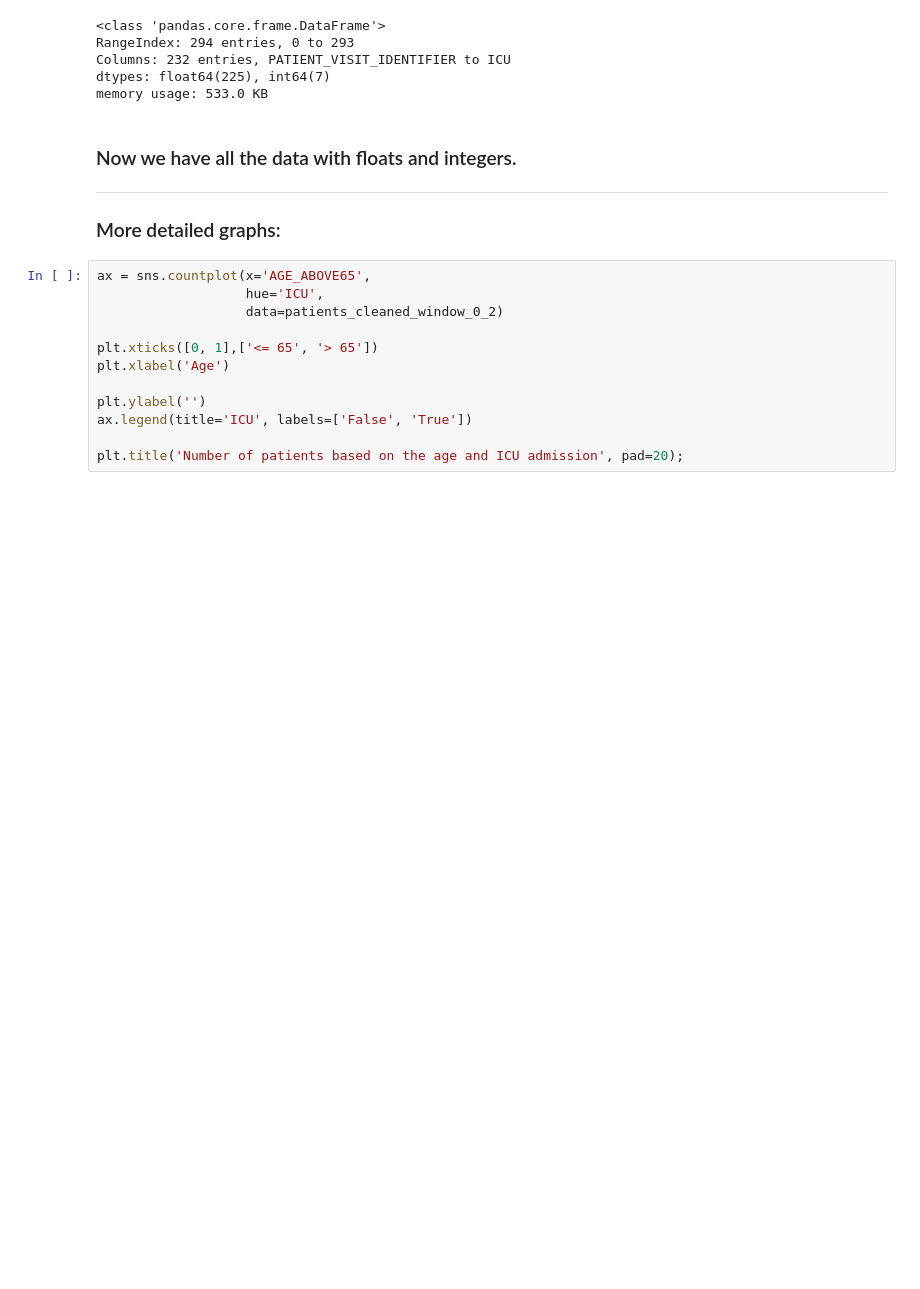
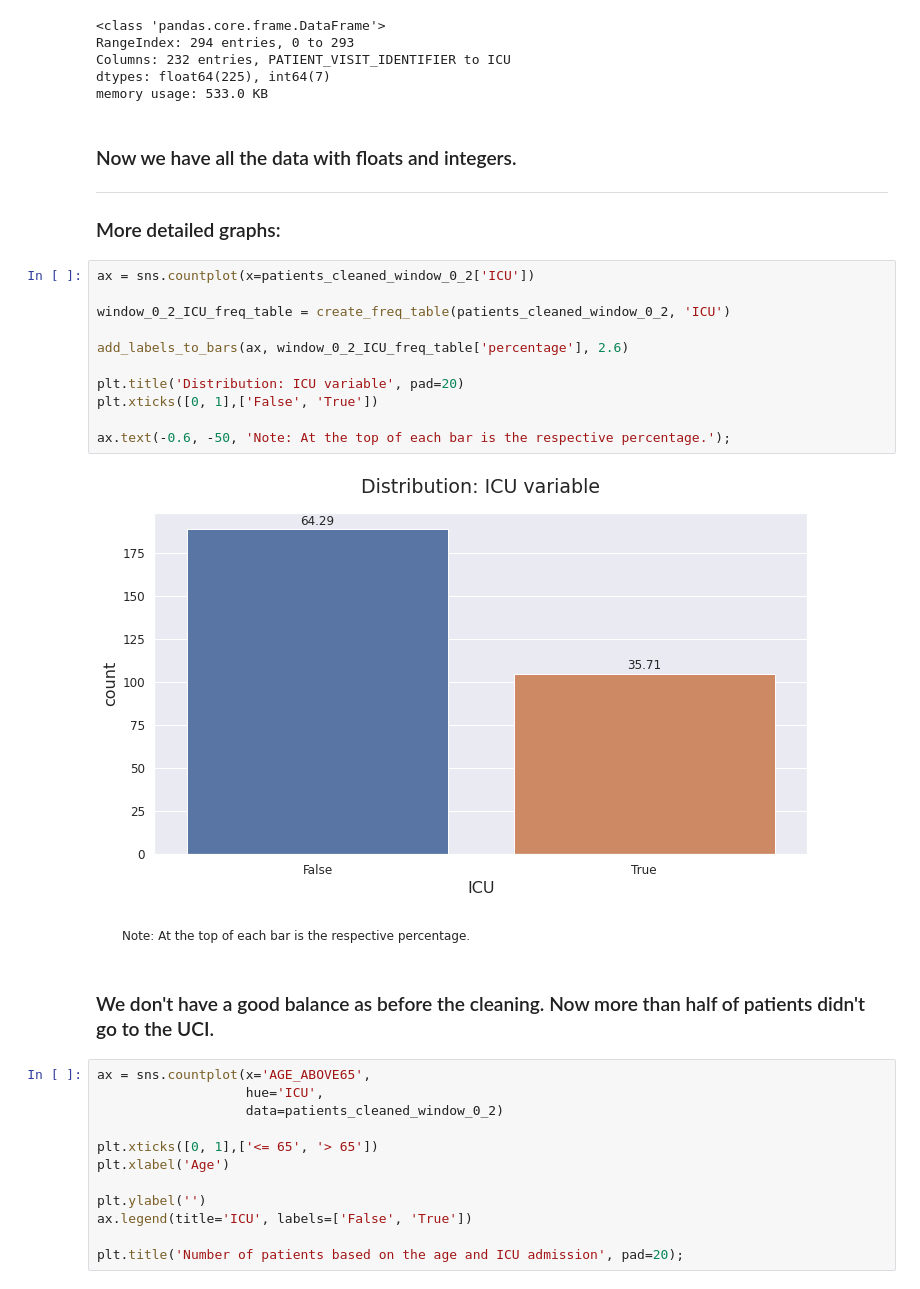
Before and after one commit to gabrielatrindade/alura-bootcamp, a Jupyter notebook: module6/project/Sirio-Libanes_kaggle_Final_Project.ipynb, the cells around one changed output. Saved outputs shown, nothing was run; the diff lists cells and outputs as text; blank space fills up the shorter version.

```diff
--- a/module6/project/Sirio-Libanes_kaggle_Final_Project.ipynb
+++ b/module6/project/Sirio-Libanes_kaggle_Final_Project.ipynb
@@ -679,6 +679,21 @@ memory usage: 533.0 KB
 ---
 
 ### More detailed graphs:
+# %%
+ax = sns.countplot(x=patients_cleaned_window_0_2['ICU'])
+
+window_0_2_ICU_freq_table = create_freq_table(patients_cleaned_window_0_2, 'ICU')
+
+add_labels_to_bars(ax, window_0_2_ICU_freq_table['percentage'], 2.6)
+
+plt.title('Distribution: ICU variable', pad=20)
+plt.xticks([0, 1],['False', 'True'])
+
+ax.text(-0.6, -50, 'Note: At the top of each bar is the respective percentage.');
+# %% [output]
+[figure, added]
+# %% [markdown]
+### We don't have a good balance as before the cleaning. Now more than half of patients didn't go to the UCI.
 # %%
 ax = sns.countplot(x='AGE_ABOVE65',
                    hue='ICU',
```
Also changed, not shown: parts of 2 cells of this notebook, 1 other file.
